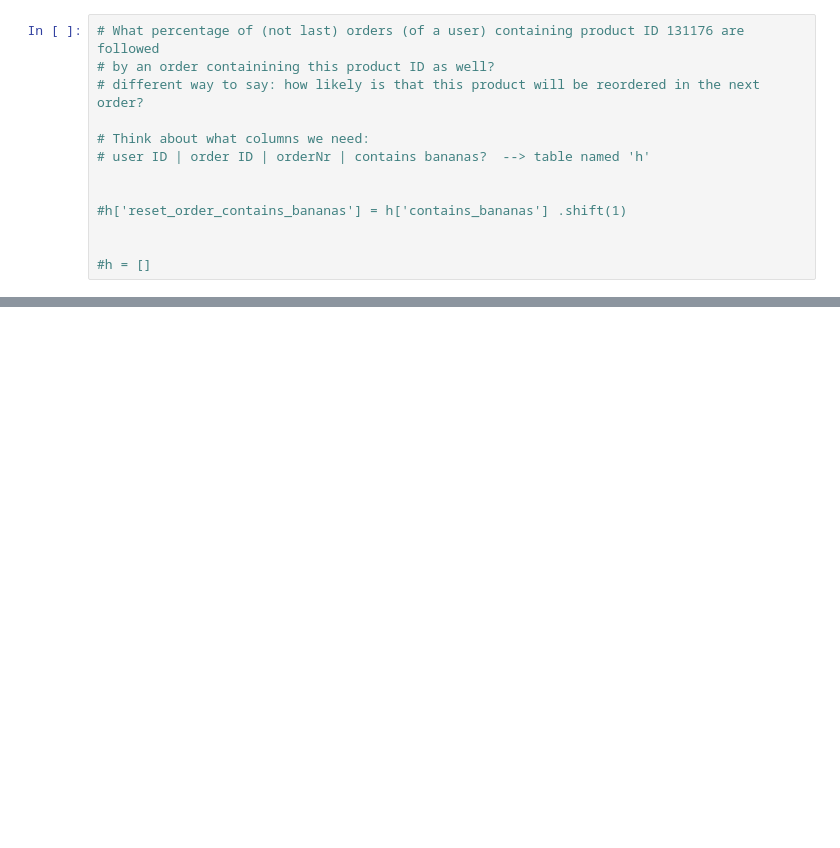
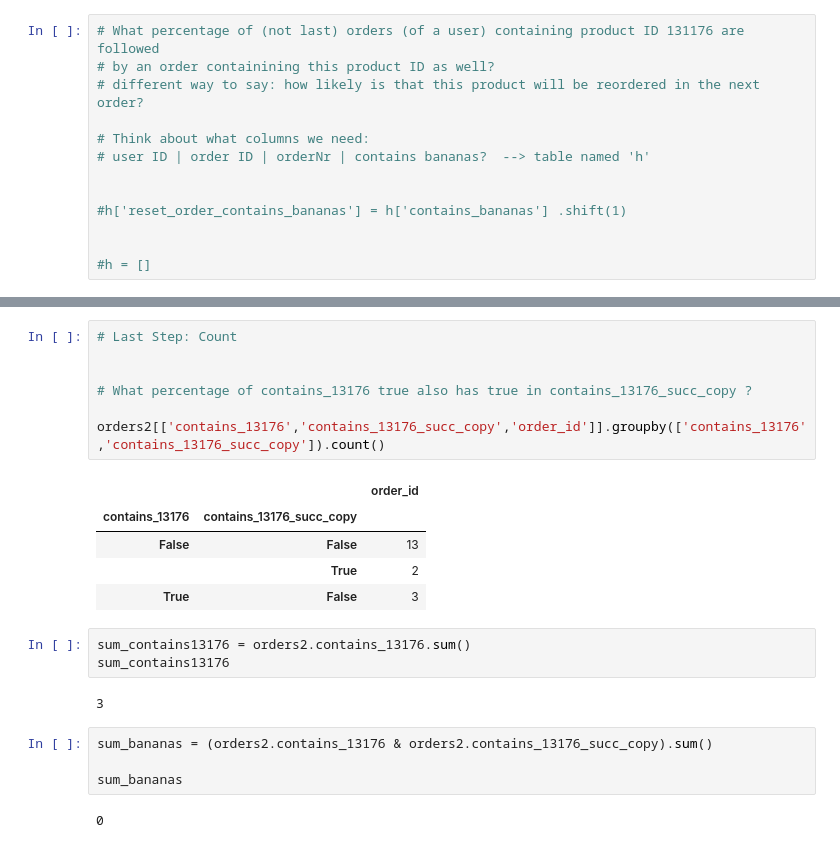
Before and after one commit to daol1011/Data_Science, a Jupyter notebook: 04_Grouping_and_Aggregation/Grouping_and_Aggregation.ipynb, the cells around one changed output, grey strips where cells are left out. Saved outputs shown, nothing was run; the diff lists cells and outputs as text; blank space fills up the shorter version.

```diff
--- a/04_Grouping_and_Aggregation/Grouping_and_Aggregation.ipynb
+++ b/04_Grouping_and_Aggregation/Grouping_and_Aggregation.ipynb
@@ -296,0 +444,24 @@ products[products['product_id'].isin([24852,13176,21137])]
+# %%
+# Last Step: Count
+
+
+# What percentage of contains_13176 true also has true in contains_13176_succ_copy ?
+
+orders2[['contains_13176','contains_13176_succ_copy','order_id']].groupby(['contains_13176','contains_13176_succ_copy']).count()
+# %% [output]
+|  |  | order_id |
+| contains_13176 | contains_13176_succ_copy |  |
+| False | False | 13 |
+|  | True | 2 |
+| True | False | 3 |
+# %%
+sum_contains13176 = orders2.contains_13176.sum()
+sum_contains13176
+# %% [output]
+3
+# %%
+sum_bananas = (orders2.contains_13176 & orders2.contains_13176_succ_copy).sum()
+
+sum_bananas
+# %% [output]
+0
```
Also changed, not shown: parts of 9 cells of this notebook, 1 other file.
